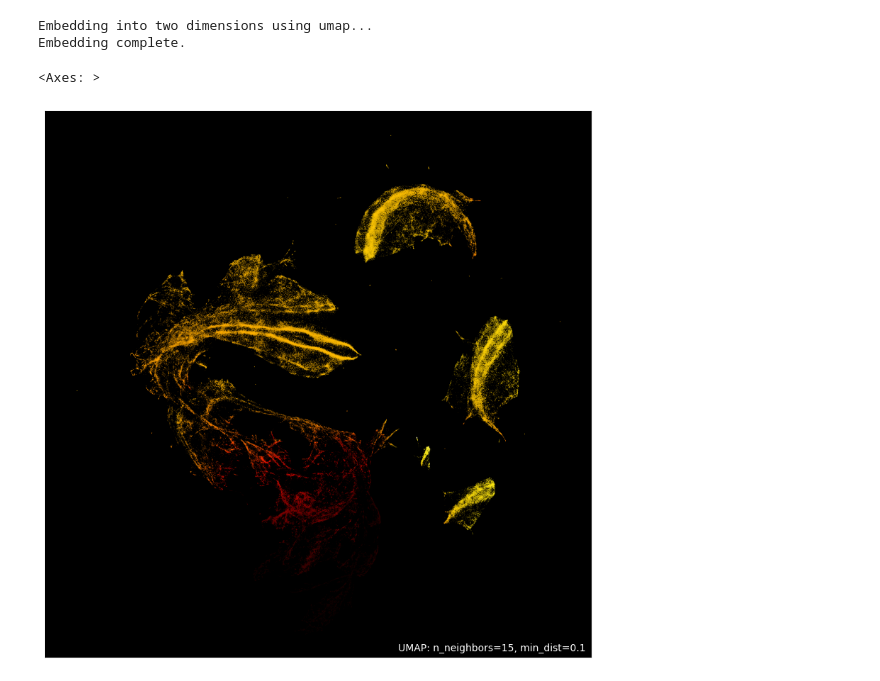
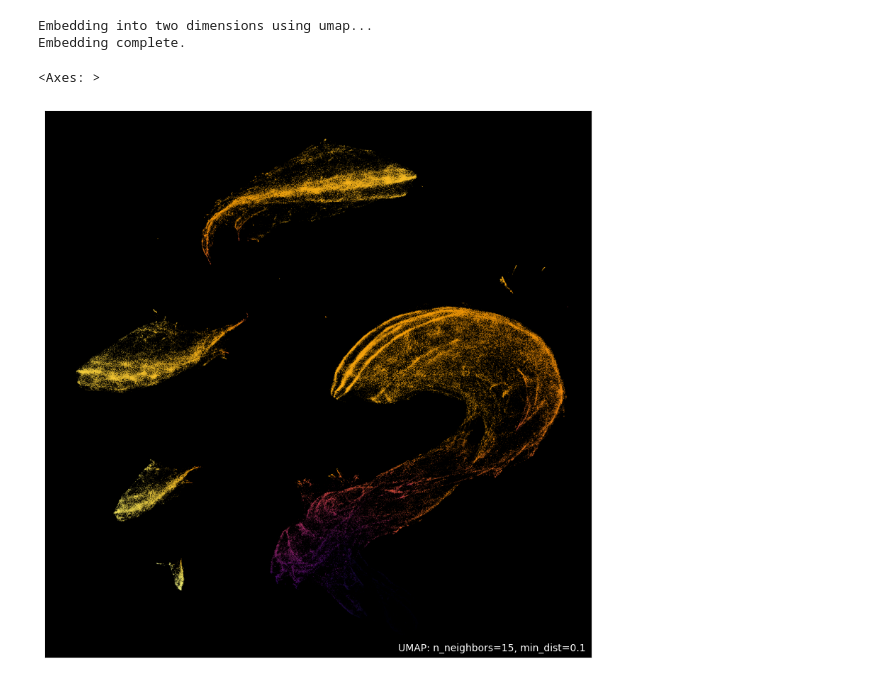
Before and after one commit to kylehovey/turing-basins-julia, a Jupyter notebook: generate_plot.ipynb, the cells around one changed output. Cells and saved outputs as stored; diff of their text form; code cells hidden in the pictures.

Commit message:
Updates to finish up first real data generation

```diff
--- a/generate_plot.ipynb
+++ b/generate_plot.ipynb
@@ -6,7 +6,7 @@ import pickle
 import numpy as np
 
 print("Loading data...")
-data = np.load('smol_data.npz')
+data = np.load('data.npy')
 print("Loaded data of shape {}".format(data.shape))
 # %% [output]
 Loading data...
@@ -23,12 +23,12 @@ average_diffs = np.array([np.diff(x.reshape((6, 50)), axis=1).mean() for x in da
 # %%
 umap.plot.points(
      embedding,
      values=average_diffs,
-     theme='fire',
+     theme='inferno',
      width=1000,
      height=1000,
 )
 # %% [output]
 <Axes: >
-[figure, old version]
+[figure, new version]
 # %%
```
Also changed, not shown: parts of 1 cell of this notebook, 4 other files.
